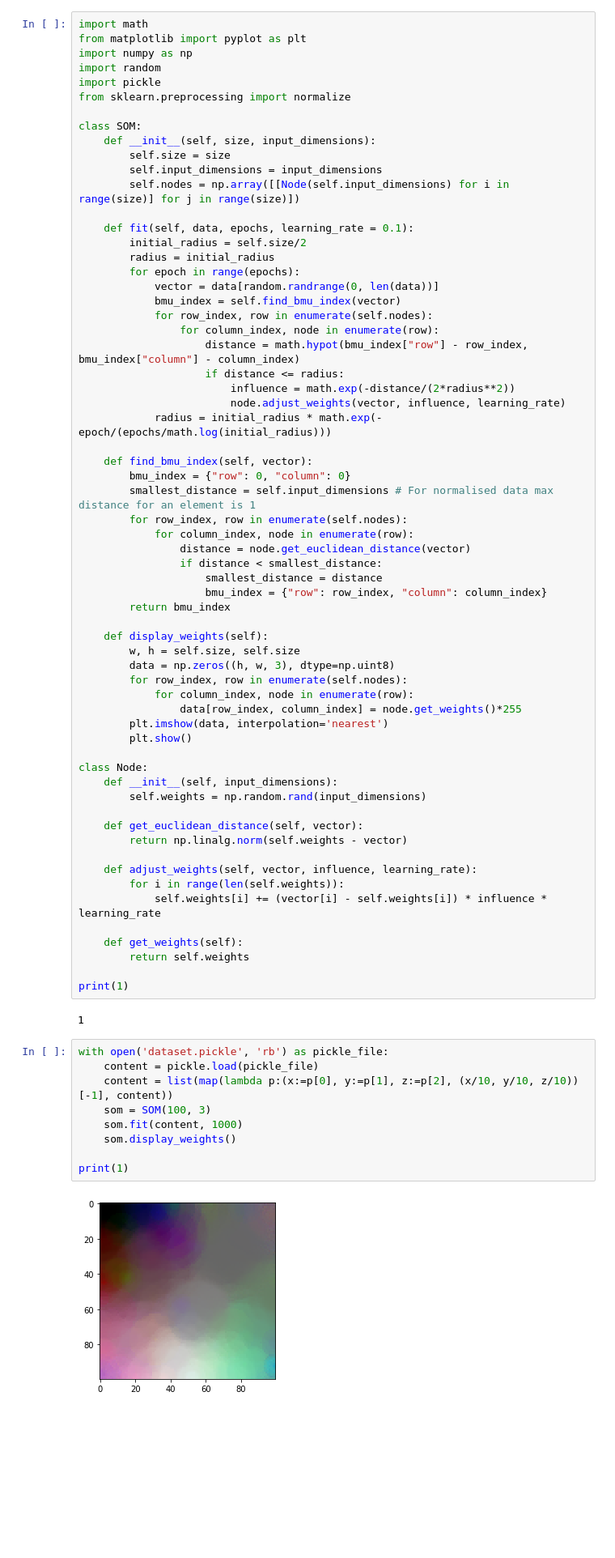
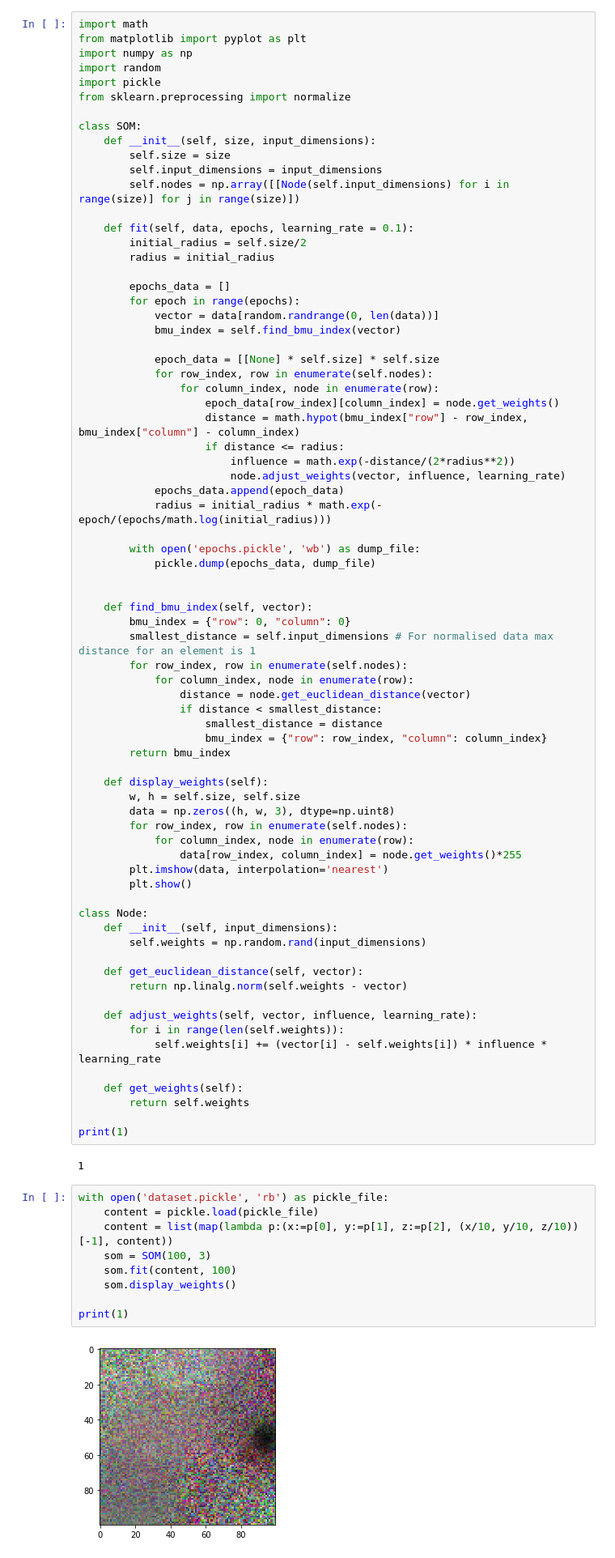
Before and after one commit to gampixi/DID305-MD3, a Jupyter notebook: did305md3.ipynb, the cells around one changed output. Shown at 81% size. Saved outputs shown, nothing was run; the diff lists cells and outputs as text; blank space fills up the shorter version.

Commit message:
Add dump

```diff
--- a/did305md3.ipynb
+++ b/did305md3.ipynb
@@ -15,16 +15,26 @@ class SOM:
     def fit(self, data, epochs, learning_rate = 0.1):
         initial_radius = self.size/2
         radius = initial_radius
+
+        epochs_data = []
         for epoch in range(epochs):
             vector = data[random.randrange(0, len(data))]
             bmu_index = self.find_bmu_index(vector)
+
+            epoch_data = [[None] * self.size] * self.size
             for row_index, row in enumerate(self.nodes):
                 for column_index, node in enumerate(row):
+                    epoch_data[row_index][column_index] = node.get_weights()
                     distance = math.hypot(bmu_index["row"] - row_index, bmu_index["column"] - column_index)
                     if distance <= radius:
                         influence = math.exp(-distance/(2*radius**2))
                         node.adjust_weights(vector, influence, learning_rate)
+            epochs_data.append(epoch_data)
             radius = initial_radius * math.exp(-epoch/(epochs/math.log(initial_radius)))
+
+        with open('epochs.pickle', 'wb') as dump_file:
+            pickle.dump(epochs_data, dump_file)
+
 
     def find_bmu_index(self, vector):
         bmu_index = {"row": 0, "column": 0}
@@ -66,14 +76,14 @@ print(1)
 # %%
 with open('dataset.pickle', 'rb') as pickle_file:
     content = pickle.load(pickle_file)
     content = list(map(lambda p:(x:=p[0], y:=p[1], z:=p[2], (x/10, y/10, z/10))[-1], content))
     som = SOM(100, 3)
-    som.fit(content, 1000)
+    som.fit(content, 100)
     som.display_weights()
 
 print(1)
 # %% [output]
-[figure, old version]
+[figure, new version]
 1
 # %%
 with open('dataset.pickle', 'rb') as pickle_file:
```
